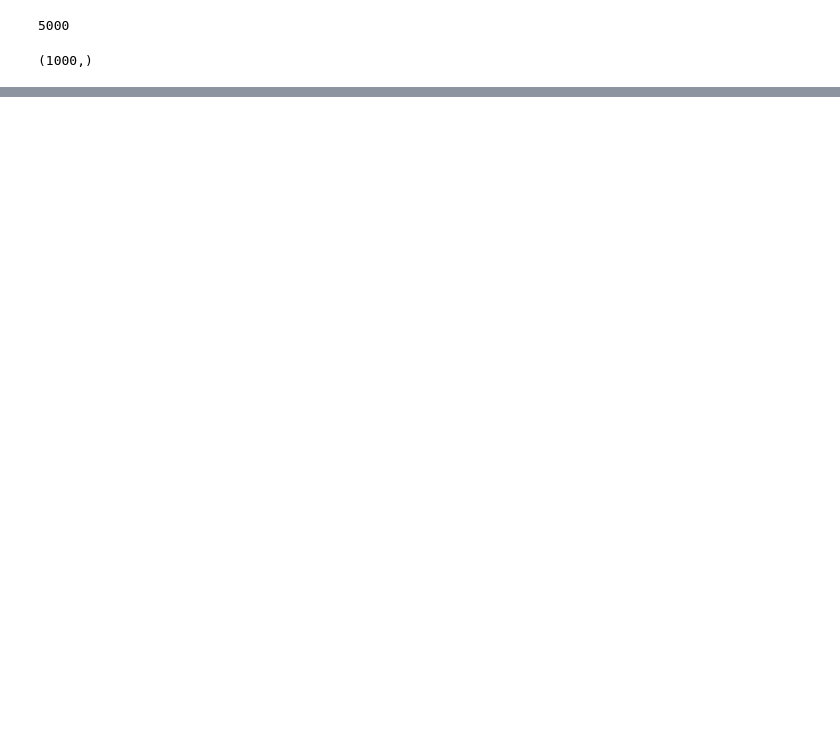
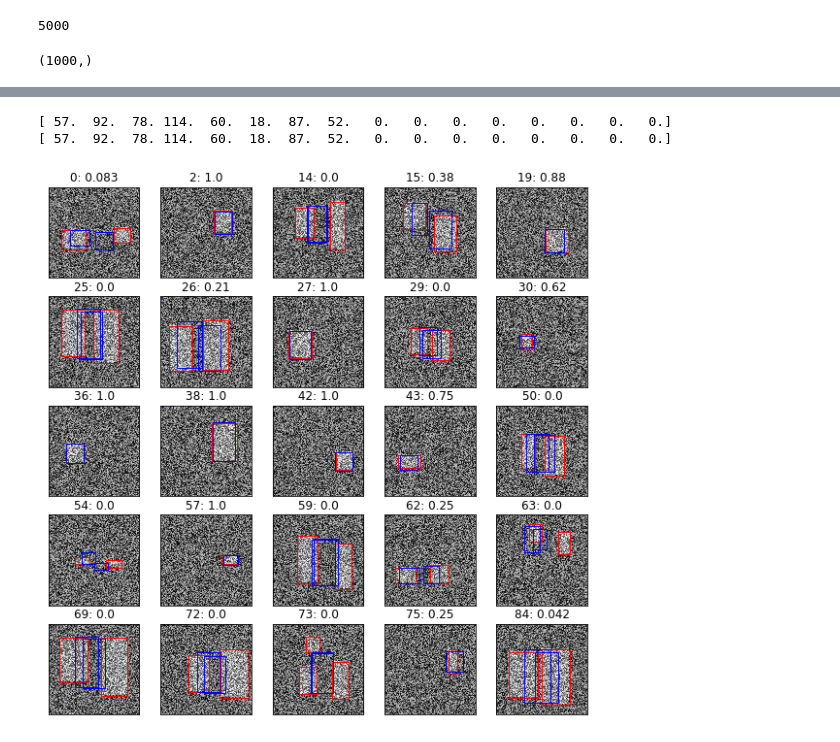
Before and after one commit to slawekslex/dl_experiments, a Jupyter notebook: pneumonia/ToyClassification.ipynb, the cells around one changed output, grey strips where cells are left out. Saved outputs shown, nothing was run; the diff lists cells and outputs as text; code cells hidden in the pictures; blank space fills up the shorter version.

```diff
--- a/pneumonia/ToyClassification.ipynb
+++ b/pneumonia/ToyClassification.ipynb
@@ -85,6 +223,6 @@ Wall time: 1.49 s
 # %%
 learn.unfreeze()
 # %%
-learn.fit(1e-2, 1)
+learn.fit(1e-4, 3, cycle_len=1, cycle_mult=2)
 # %% [output]
 [interactive output not drawn]
@@ -123,6 +237,0 @@ def display(file_name,ax=None):
-# %%
-wrong_names = np.take(data.val_ds.fnames, np.where(preds!=y))[0]
-_,axs = plt.subplots((len(wrong_names)+2)//3,3,figsize=(15,15))
-
-for name, ax in zip(wrong_names,axs.flat):
-    display(name, ax)
@@ -140,0 +238,7 @@ learn.save('toy_res50')
+# %%
+preds = learn.predict()
+# %%
+def show_prediction(img_data, pred, truth, ax):
+    show_img(img_data,ax=ax)
+    draw_rects(ax, truth)
+    draw_rects(ax, pred, 'blue')
@@ -140,0 +307,30 @@ learn.save('toy_res50')
+# %%
+x = data.val_ds.get_x(0)
+y = data.val_ds.get_y(0)
+print(y)
+x2,y2 = data.val_ds.get1item(0)
+sc = data.val_ds.transform.tfms[0]
+x2,y2 = sc(x,y)
+print(y2)
+# %% [output]
+[ 57.  92.  78. 114.  60.  18.  87.  52.   0.   0.   0.   0.   0.   0.   0.   0.]
+[ 57.  92.  78. 114.  60.  18.  87.  52.   0.   0.   0.   0.   0.   0.   0.   0.]
+# %%
+val_it = iter(data.val_dl)
+x,y=next(val_it)
+_,axs = plt.subplots(5,5,figsize=(10,10))
+axs = axs.flatten()
+idx=0
+denx = data.val_ds.denorm(to_np(x))
+y = to_np(y)
+for ax in axs:
+    while y[idx][0]==0 :idx +=1
+    ima=denx[idx]
+    #print(y[idx])
+    #print(data.val_ds.y[idx])
+    sc = score(ar2boxes(preds[idx]), ar2boxes(y[idx]))
+    ax.set_title(f'{idx}: {sc:.2}')
+    show_prediction(ima,preds[idx], y[idx], ax)
+    idx+=1
+# %% [output]
+[figure, added]
```
Also changed, not shown: parts of 34 cells of this notebook, 1 other file.
